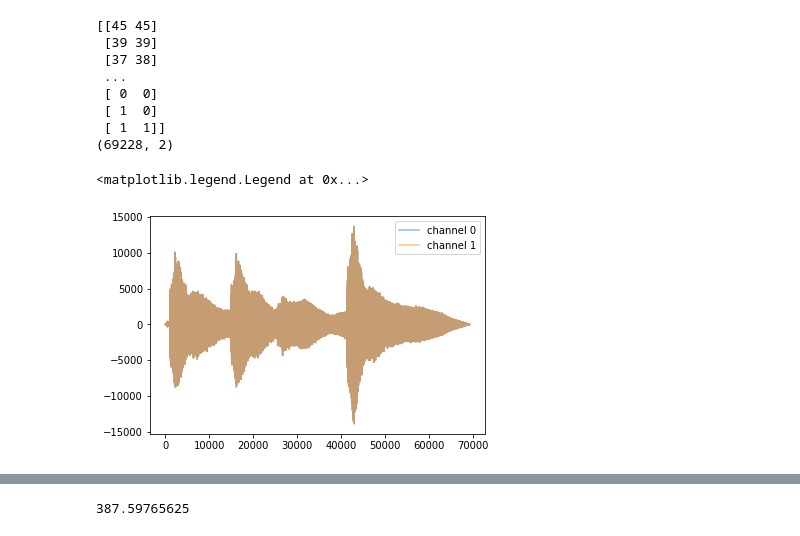
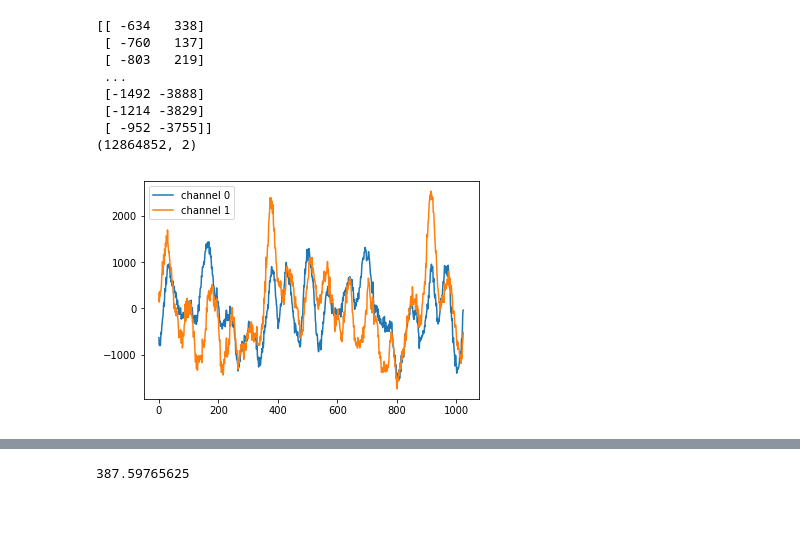
Before and after one commit to liangw6/musical-guacamole, a Jupyter notebook: create_sound.ipynb, the cells around one changed output, grey strips where cells are left out. Saved outputs shown, nothing was run; the diff lists cells and outputs as text; code cells hidden in the pictures.

```diff
--- a/create_sound.ipynb
+++ b/create_sound.ipynb
@@ -2,29 +2,29 @@
 from scipy.io import wavfile
 import matplotlib.pyplot as plt
 import numpy as np
-input_file = "bell_sound.wav"
+input_file = "Scarborough-Fair.wav"
 # %%
 fs, data =  wavfile.read(input_file)
 print(data)
 print(data.shape)
 # %% [output]
-[[45 45]
- [39 39]
- [37 38]
+[[ -634   338]
+ [ -760   137]
+ [ -803   219]
  ...
- [ 0  0]
- [ 1  0]
- [ 1  1]]
-(69228, 2)
+ [-1492 -3888]
+ [-1214 -3829]
+ [ -952 -3755]]
+(12864852, 2)
 # %%
 channel_0 = data[:,0]
 channel_1 = data[:,1]
-plt.plot(channel_0, label='channel 0', alpha=0.5)
-plt.plot(channel_1, label='channel 1', alpha=0.5)
+plt.plot(channel_0[:1024], label='channel 0')
+plt.plot(channel_1[:1024], label='channel 1')
 plt.legend()
+plt.savefig('before.png')
 # %% [output]
-<matplotlib.legend.Legend at 0x...>
-[figure, old version]
+[figure, new version]
 # %%
 # create sin wave
 sample_rate = 44100
```
Also changed, not shown: parts of 6 cells of this notebook, 6 other files.
